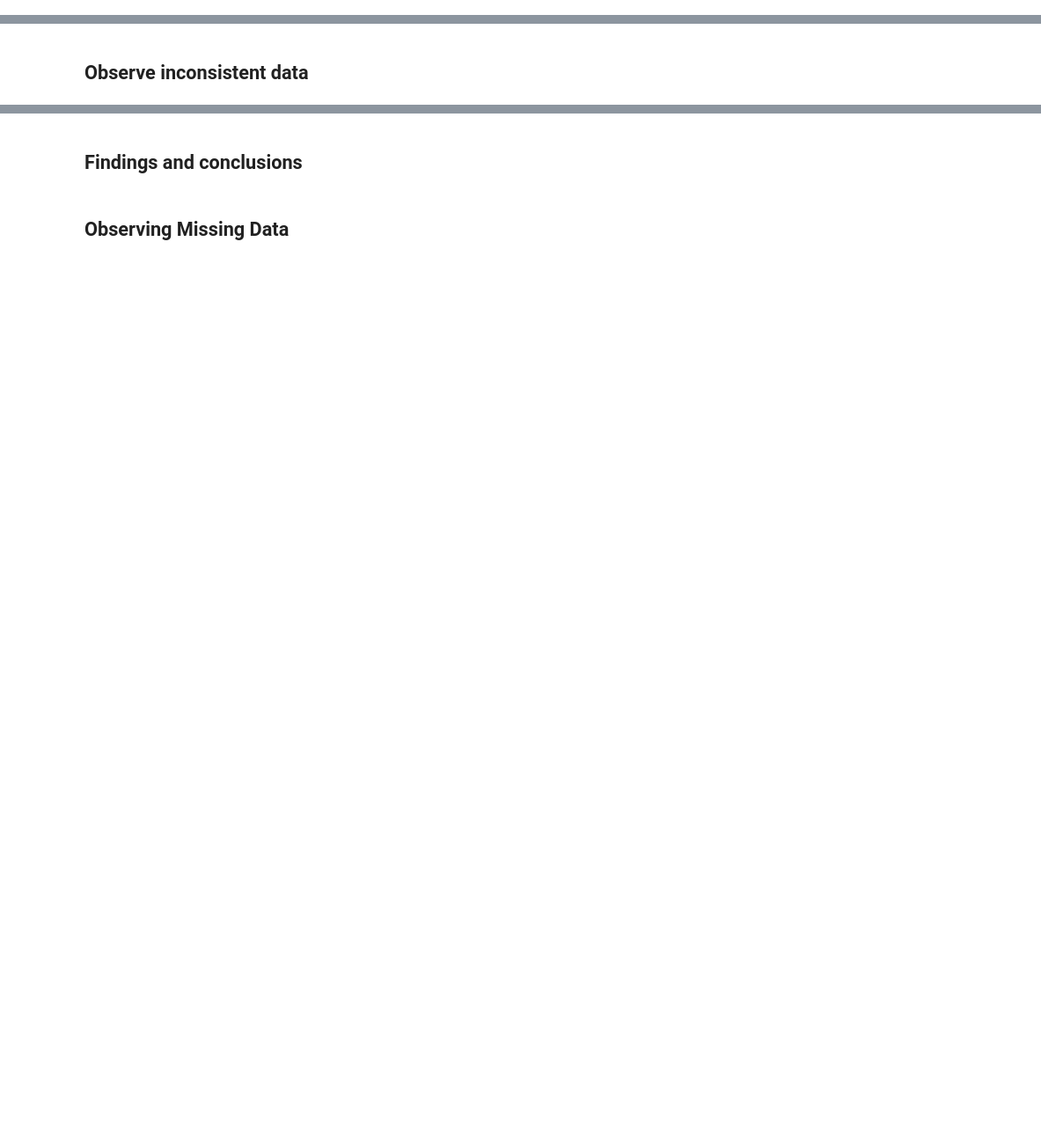
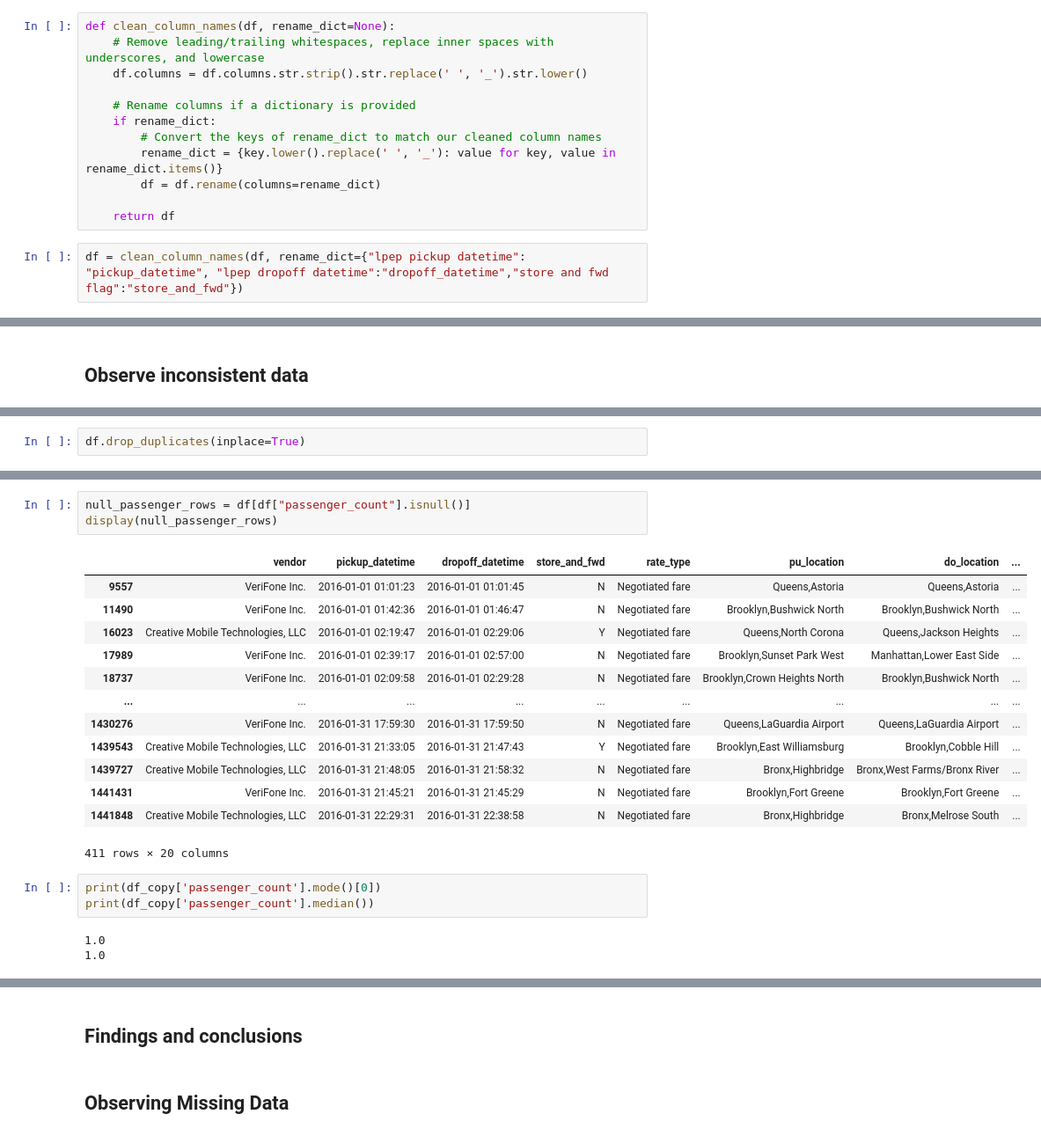
Before and after one commit to OmarMoataz19/Data-Engineering, a Jupyter notebook: Milestone 1/template.ipynb, the cells around one changed output, grey strips where cells are left out. Shown: that part at 88% size. Saved outputs shown, nothing was run; the diff lists cells and outputs as text; blank space fills up the shorter version.

Commit message:
Almost done with cleaning(only outliers left)

```diff
--- a/Milestone 1/template.ipynb
+++ b/Milestone 1/template.ipynb
@@ -455,0 +465,14 @@ There is a linear relation between the trip distance and the fare amount ( as th
+# %%
+def clean_column_names(df, rename_dict=None):
+    # Remove leading/trailing whitespaces, replace inner spaces with underscores, and lowercase
+    df.columns = df.columns.str.strip().str.replace(' ', '_').str.lower()
+
+    # Rename columns if a dictionary is provided
+    if rename_dict:
+        # Convert the keys of rename_dict to match our cleaned column names
+        rename_dict = {key.lower().replace(' ', '_'): value for key, value in rename_dict.items()}
+        df = df.rename(columns=rename_dict)
+
+    return df
+# %%
+df = clean_column_names(df, rename_dict={"lpep pickup datetime": "pickup_datetime", "lpep dropoff datetime":"dropoff_datetime","store and fwd flag":"store_and_fwd"})
@@ -457,0 +500,2 @@ There is a linear relation between the trip distance and the fare amount ( as th
+# %%
+df.drop_duplicates(inplace=True)
@@ -457,0 +542,23 @@ There is a linear relation between the trip distance and the fare amount ( as th
+# %%
+null_passenger_rows = df[df["passenger_count"].isnull()]
+display(null_passenger_rows)
+# %% [output]
+|  | vendor | pickup_datetime | dropoff_datetime | store_and_fwd | rate_type | pu_location | do_location | ... |
+| 9557 | VeriFone Inc. | 2016-01-01 01:01:23 | 2016-01-01 01:01:45 | N | Negotiated fare | Queens,Astoria | Queens,Astoria | ... |
+| 11490 | VeriFone Inc. | 2016-01-01 01:42:36 | 2016-01-01 01:46:47 | N | Negotiated fare | Brooklyn,Bushwick North | Brooklyn,Bushwick North | ... |
+| 16023 | Creative Mobile Technologies, LLC | 2016-01-01 02:19:47 | 2016-01-01 02:29:06 | Y | Negotiated fare | Queens,North Corona | Queens,Jackson Heights | ... |
+| 17989 | VeriFone Inc. | 2016-01-01 02:39:17 | 2016-01-01 02:57:00 | N | Negotiated fare | Brooklyn,Sunset Park West | Manhattan,Lower East Side | ... |
+| 18737 | VeriFone Inc. | 2016-01-01 02:09:58 | 2016-01-01 02:29:28 | N | Negotiated fare | Brooklyn,Crown Heights North | Brooklyn,Bushwick North | ... |
+| ... | ... | ... | ... | ... | ... | ... | ... | ... |
+| 1430276 | VeriFone Inc. | 2016-01-31 17:59:30 | 2016-01-31 17:59:50 | N | Negotiated fare | Queens,LaGuardia Airport | Queens,LaGuardia Airport | ... |
+| 1439543 | Creative Mobile Technologies, LLC | 2016-01-31 21:33:05 | 2016-01-31 21:47:43 | Y | Negotiated fare | Brooklyn,East Williamsburg | Brooklyn,Cobble Hill | ... |
+| 1439727 | Creative Mobile Technologies, LLC | 2016-01-31 21:48:05 | 2016-01-31 21:58:32 | N | Negotiated fare | Bronx,Highbridge | Bronx,West Farms/Bronx River | ... |
+| 1441431 | VeriFone Inc. | 2016-01-31 21:45:21 | 2016-01-31 21:45:29 | N | Negotiated fare | Brooklyn,Fort Greene | Brooklyn,Fort Greene | ... |
+| 1441848 | Creative Mobile Technologies, LLC | 2016-01-31 22:29:31 | 2016-01-31 22:38:58 | N | Negotiated fare | Bronx,Highbridge | Bronx,Melrose South | ... |
+411 rows × 20 columns
+# %%
+print(df_copy['passenger_count'].mode()[0])
+print(df_copy['passenger_count'].median())
+# %% [output]
+1.0
+1.0
```
Also changed, not shown: parts of 28 cells of this notebook, 1 other file.
